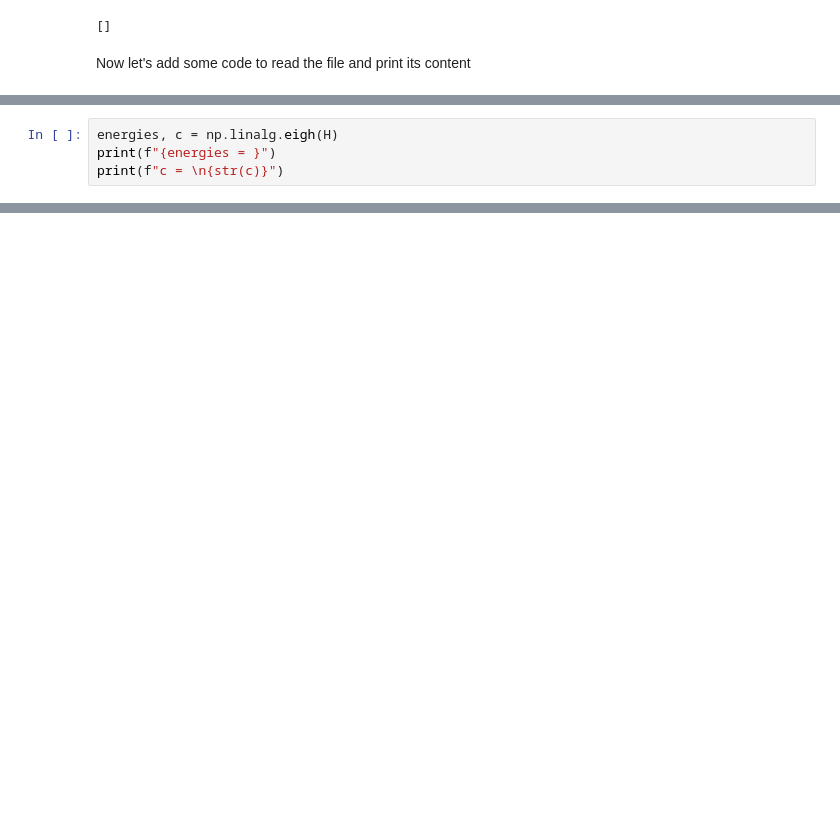
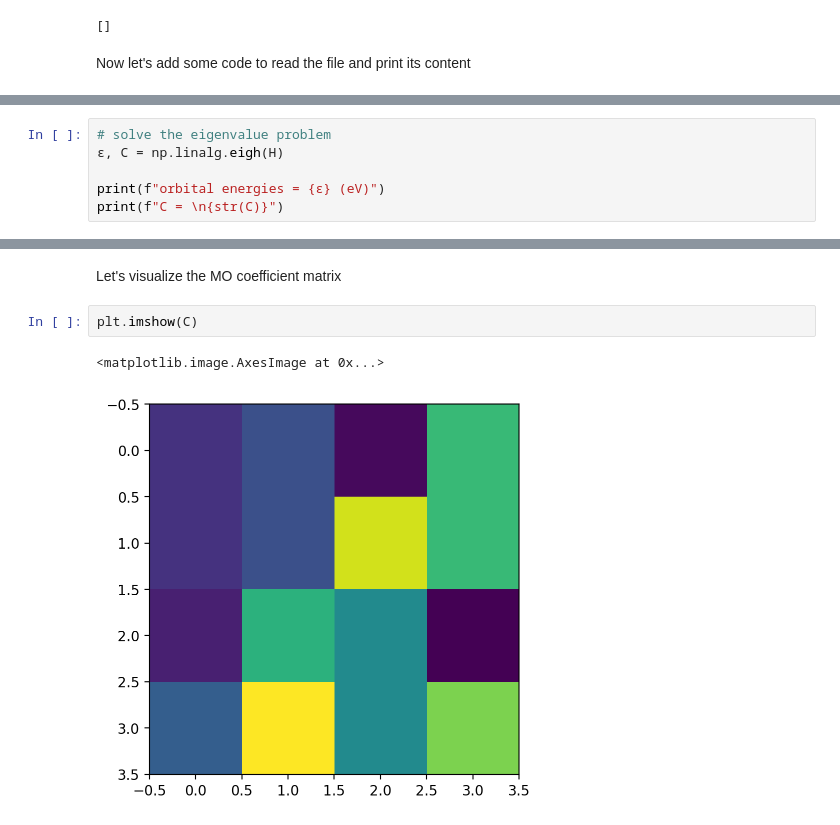
Before and after one commit to fevangelista/Quantum-Chemistry-Foundations, a Jupyter notebook: 02-Hückel Theory/02-Hückel Theory.ipynb, the cells around one changed output, grey strips where cells are left out. Saved outputs shown, nothing was run; the diff lists cells and outputs as text; blank space fills up the shorter version.

```diff
--- a/02-Hückel Theory/02-Hückel Theory.ipynb
+++ b/02-Hückel Theory/02-Hückel Theory.ipynb
@@ -374,5 +463,7 @@ plt.imshow(H)
 # %%
-energies, c = np.linalg.eigh(H)
-print(f"{energies = }")
-print(f"c = \n{str(c)}")
+# solve the eigenvalue problem
+ε, C = np.linalg.eigh(H)
+
+print(f"orbital energies = {ε} (eV)")
+print(f"C = \n{str(C)}")
 # %% [output]
@@ -395,0 +517,7 @@ c =
+# %% [markdown]
+Let's visualize the MO coefficient matrix
+# %%
+plt.imshow(C)
+# %% [output]
+<matplotlib.image.AxesImage at 0x...>
+[figure, added]
```
Also changed, not shown: parts of 51 cells of this notebook, 19 other files.
